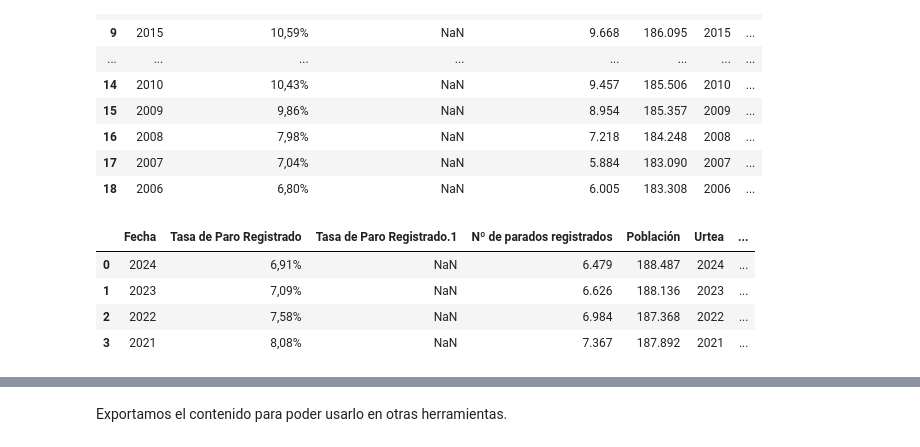
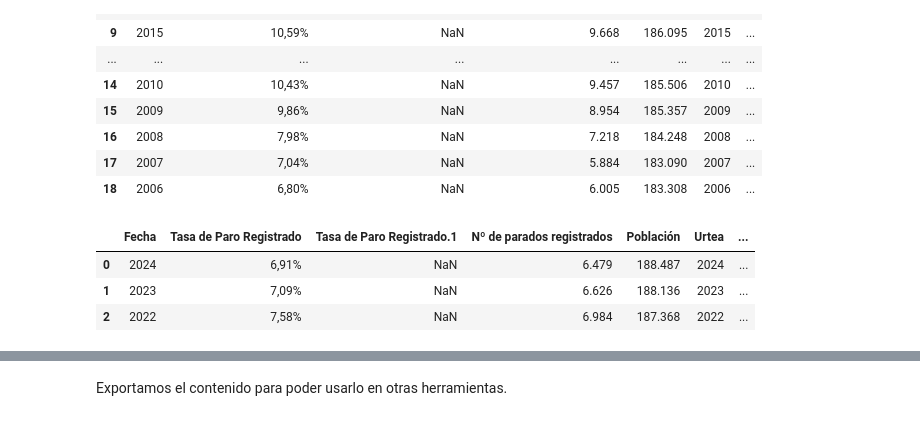
Before and after one commit to IraitzM/FSS, a Jupyter notebook: notebooks/datos_empleo.ipynb, the cells around one changed output, grey strips where cells are left out. Cells and saved outputs as stored; diff of their text form; code cells hidden in the pictures.

```diff
--- a/notebooks/datos_empleo.ipynb
+++ b/notebooks/datos_empleo.ipynb
@@ -424,14 +427,13 @@ data_scrap
 | 17 | 2007 | 7,04% | NaN | 5.884 | 183.090 | 2007 | ... |
 | 18 | 2006 | 6,80% | NaN | 6.005 | 183.308 | 2006 | ... |
 # %%
-data_futura = data_scrap[data_scrap["Urtea"].isin([2024,2023,2022,2021])]
+data_futura = data_scrap[data_scrap["Urtea"].isin([2024,2023,2022])]
 data_futura
 # %% [output]
 |  | Fecha | Tasa de Paro Registrado | Tasa de Paro Registrado.1 | Nº de parados registrados | Población | Urtea | ... |
 | 0 | 2024 | 6,91% | NaN | 6.479 | 188.487 | 2024 | ... |
 | 1 | 2023 | 7,09% | NaN | 6.626 | 188.136 | 2023 | ... |
 | 2 | 2022 | 7,58% | NaN | 6.984 | 187.368 | 2022 | ... |
-| 3 | 2021 | 8,08% | NaN | 7.367 | 187.892 | 2021 | ... |
 # %%
 datos_completos = pd.concat([ciudad[["Urtea","Langabezia Tasa"]], datos_promedio[["Urtea","Langabezia Tasa"]], data_futura[["Urtea","Langabezia Tasa"]]])
 datos_completos
```
Also changed, not shown: parts of 7 cells of this notebook, 1 other file.
